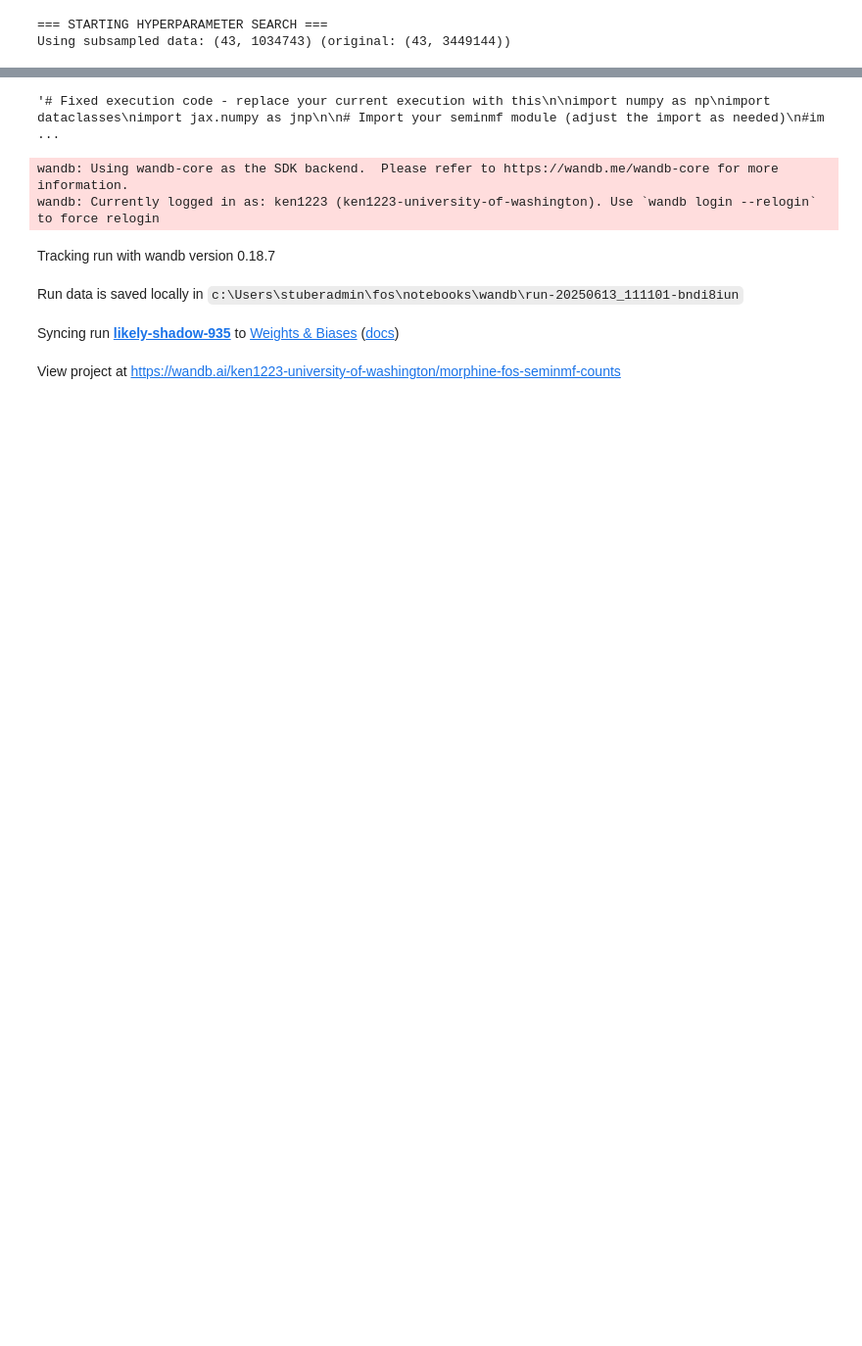
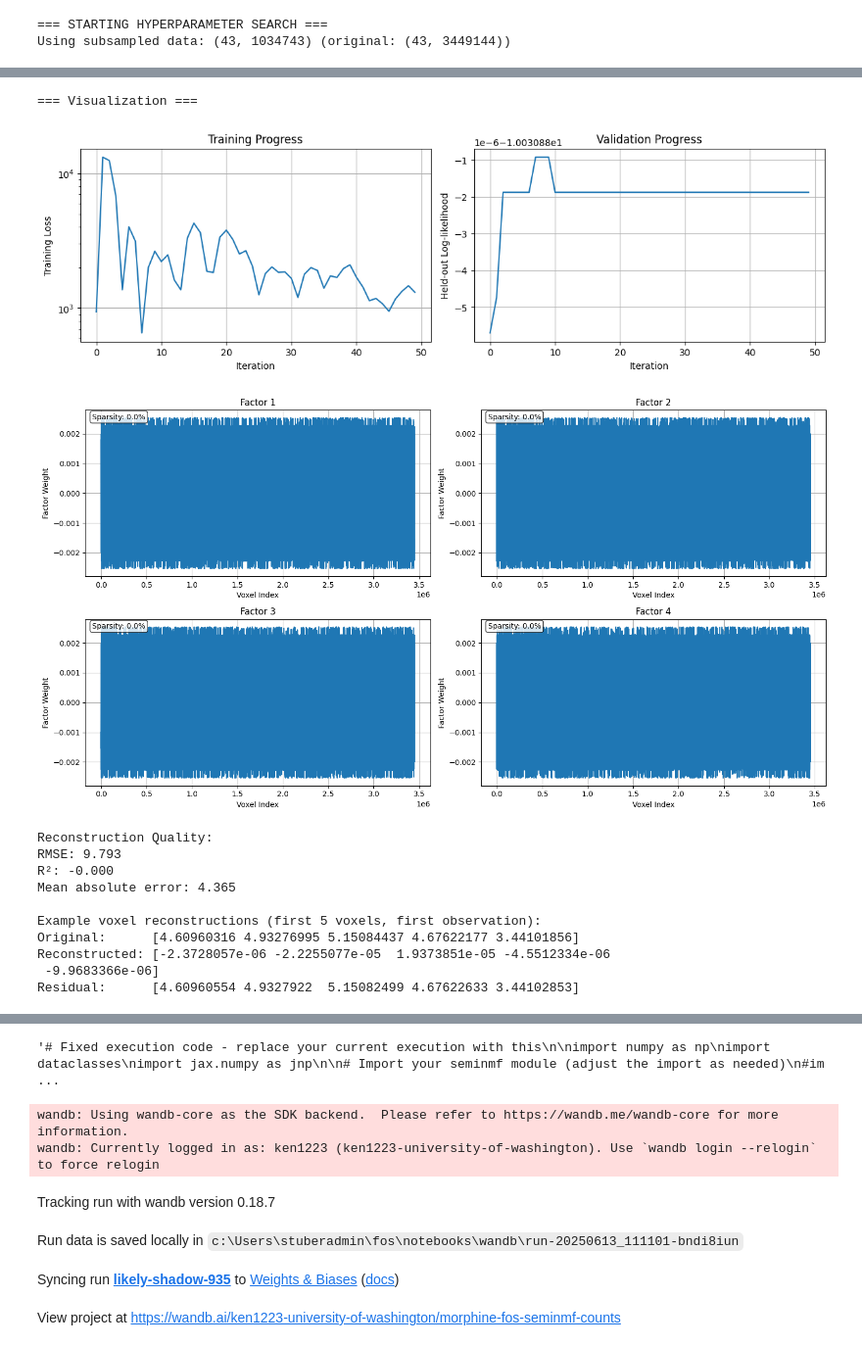
Before and after one commit to kenjp1223/fos, a Jupyter notebook: notebooks/fos_gaussian_with_unbiased_ds.ipynb, the cells around one changed output, grey strips where cells are left out. Shown at 98% size. Cells and saved outputs as stored; diff of their text form; code cells hidden in the pictures; blank space fills up the shorter version.

```diff
--- a/notebooks/fos_gaussian_with_unbiased_ds.ipynb
+++ b/notebooks/fos_gaussian_with_unbiased_ds.ipynb
@@ -271,0 +312,10 @@ Using subsampled data: (43, 1034743) (original: (43, 3449144))
+# %%
+# Cell 2: Create held-out mask for validation
+def create_held_out_mask(shape, holdout_fraction=0.1, random_state=42):
+    np.random.seed(random_state)
+    return np.random.random(shape) < holdout_fraction
+
+held_out_mask = create_held_out_mask(counts.shape, holdout_fraction=0.1, random_state=42)
+
+print(f"Held-out data points: {held_out_mask.sum()} ({100*held_out_mask.mean():.1f}%)")
+print(f"Training data points: {(~held_out_mask).sum()} ({100*(~held_out_mask).mean():.1f}%)")
@@ -271,0 +800,38 @@ Using subsampled data: (43, 1034743) (original: (43, 3449144))
+# %%
+# Cell 4: Visualize results
+print("=== Visualization ===")
+
+# Plot training progress
+plot_training_progress(model, figsize=(12, 4))
+
+# Plot factor patterns (spatial structure)
+plot_factor_patterns(model, n_factors_to_show=4, figsize=(15, 8))
+
+# Show reconstruction quality
+reconstruction = model.inverse_transform()
+residual = counts - reconstruction
+
+print(f"\nReconstruction Quality:")
+print(f"RMSE: {np.sqrt(np.mean(residual**2)):.3f}")
+print(f"R²: {1 - np.var(residual) / np.var(counts):.3f}")
+print(f"Mean absolute error: {np.mean(np.abs(residual)):.3f}")
+
+# Show some example reconstructions
+print(f"\nExample voxel reconstructions (first 5 voxels, first observation):")
+print(f"Original:      {counts[0, :5]}")
+print(f"Reconstructed: {reconstruction[0, :5]}")
+print(f"Residual:      {residual[0, :5]}")
+# %% [output]
+=== Visualization ===
+[figure, added]
+[figure, added]
+Reconstruction Quality:
+RMSE: 9.793
+R²: -0.000
+Mean absolute error: 4.365
+
+Example voxel reconstructions (first 5 voxels, first observation):
+Original:      [4.60960316 4.93276995 5.15084437 4.67622177 3.44101856]
+Reconstructed: [-2.3728057e-06 -2.2255077e-05  1.9373851e-05 -4.5512334e-06
+ -9.9683366e-06]
+Residual:      [4.60960554 4.9327922  5.15082499 4.67622633 3.44102853]
```
Also changed, not shown: parts of 22 cells of this notebook, 21 other files.
